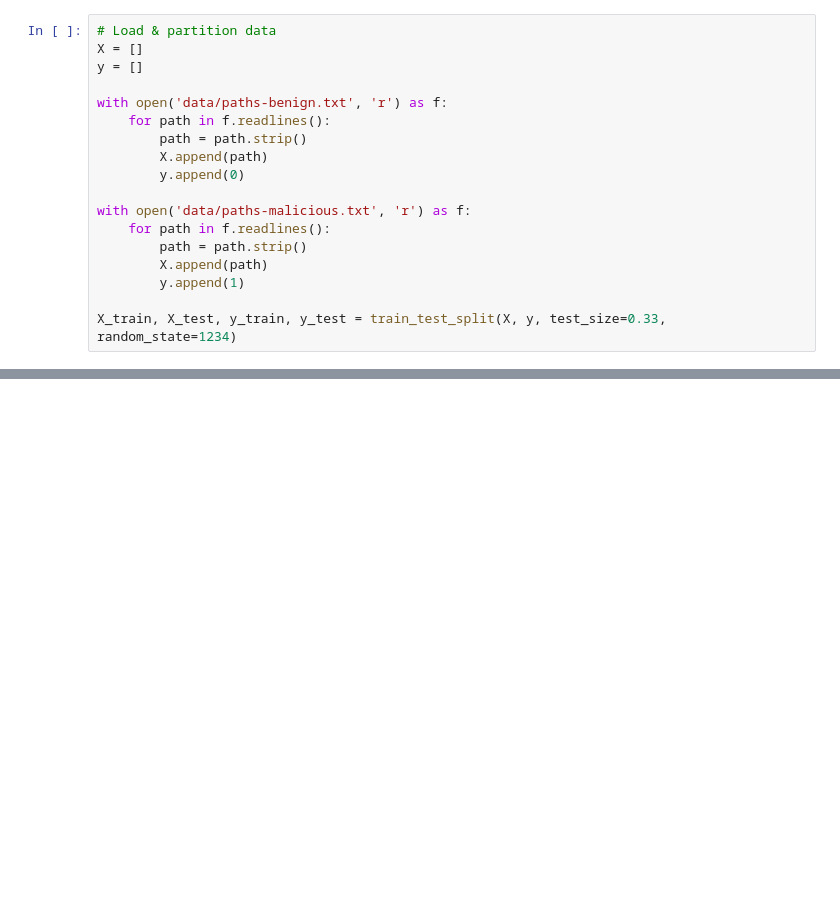
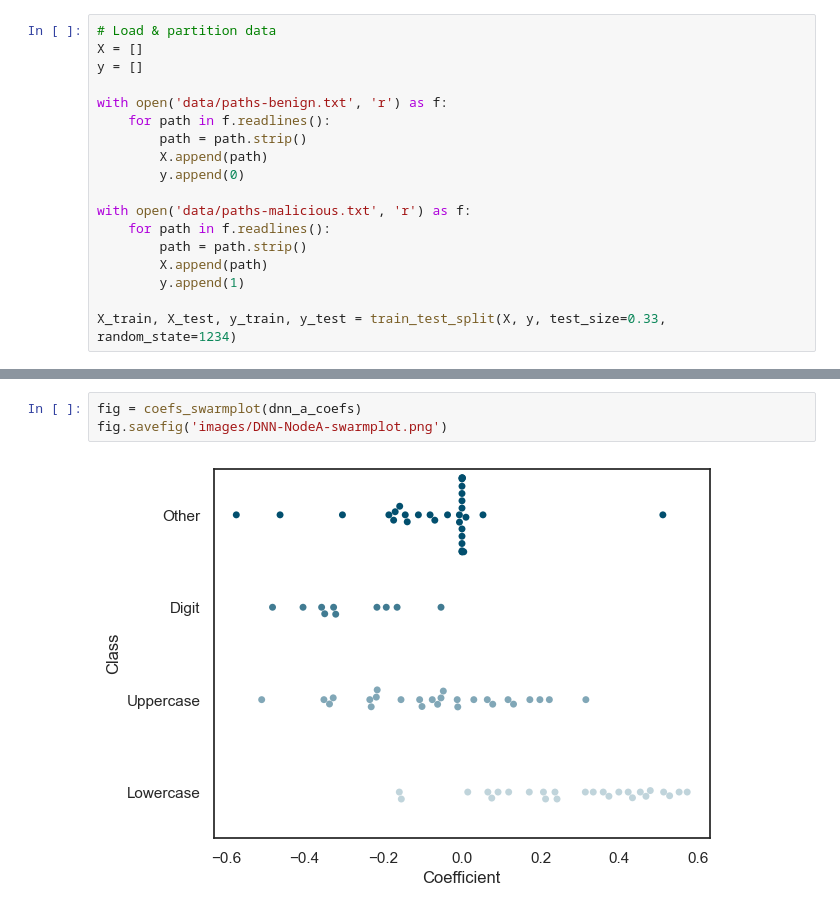
Before and after one commit to jdwhitaker/hybrid-vigor, a Jupyter notebook: main.ipynb, the cells around one changed output, grey strips where cells are left out. Drawn from its saved outputs; the diff is of its cells as text; blank space fills up the shorter version.

```diff
--- a/main.ipynb
+++ b/main.ipynb
@@ -135,0 +206,5 @@ fig.savefig('classifier-coefficients.png')
+# %%
+fig = coefs_swarmplot(dnn_a_coefs)
+fig.savefig('images/DNN-NodeA-swarmplot.png')
+# %% [output]
+[figure, added]
```
Also changed, not shown: parts of 18 cells of this notebook, 3 other files.
